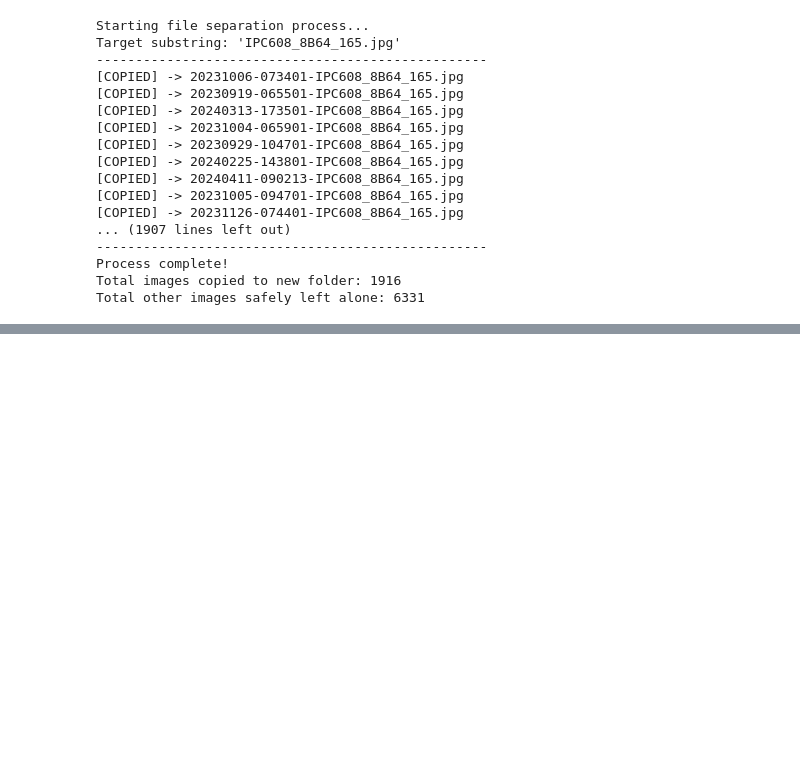
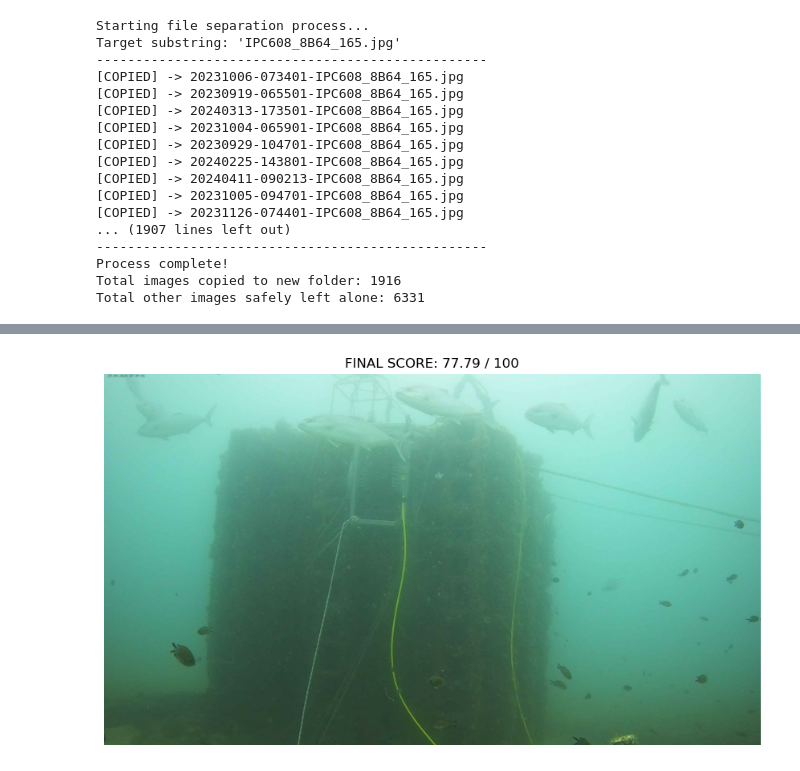
Before and after one commit to VukIG/famnit_hackathon2026, a Jupyter notebook: model/main.ipynb, the cells around one changed output, grey strips where cells are left out. Cells and saved outputs as stored; diff of their text form; code cells hidden in the pictures; blank space fills up the shorter version.

```diff
--- a/model/main.ipynb
+++ b/model/main.ipynb
@@ -348,0 +911,7 @@ Breakdown:
+# %%
+
+img_path = "/home/momir19/famnit_hackathon2026/model/copied_images/20240429-073901-IPC608_8B64_165.jpg"
+score = get_fine_tuned_invisible_score("/home/momir19/famnit_hackathon2026/model/copied_images/20240429-073901-IPC608_8B64_165.jpg")
+show_img(img_path, f"FINAL SCORE: {score} / 100" )
+# %% [output]
+[figure, added]
```
Also changed, not shown: parts of 15 cells of this notebook, 3 other files.
